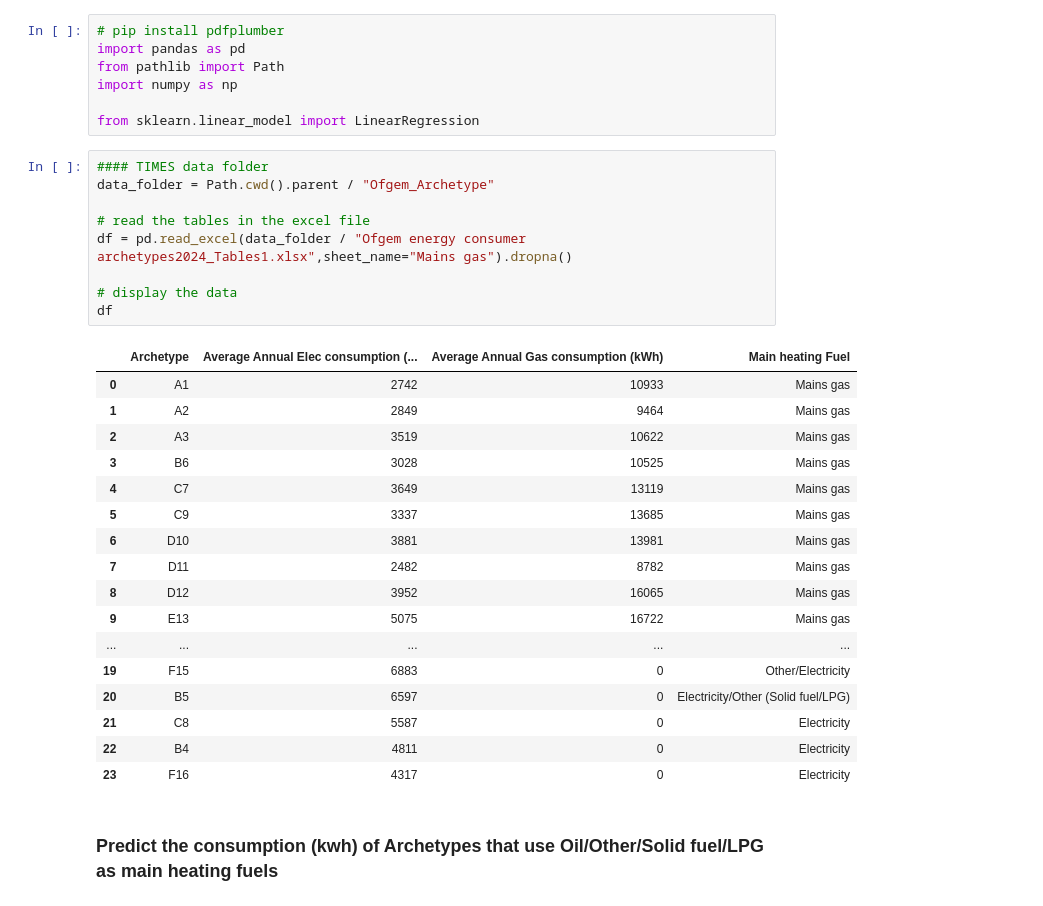
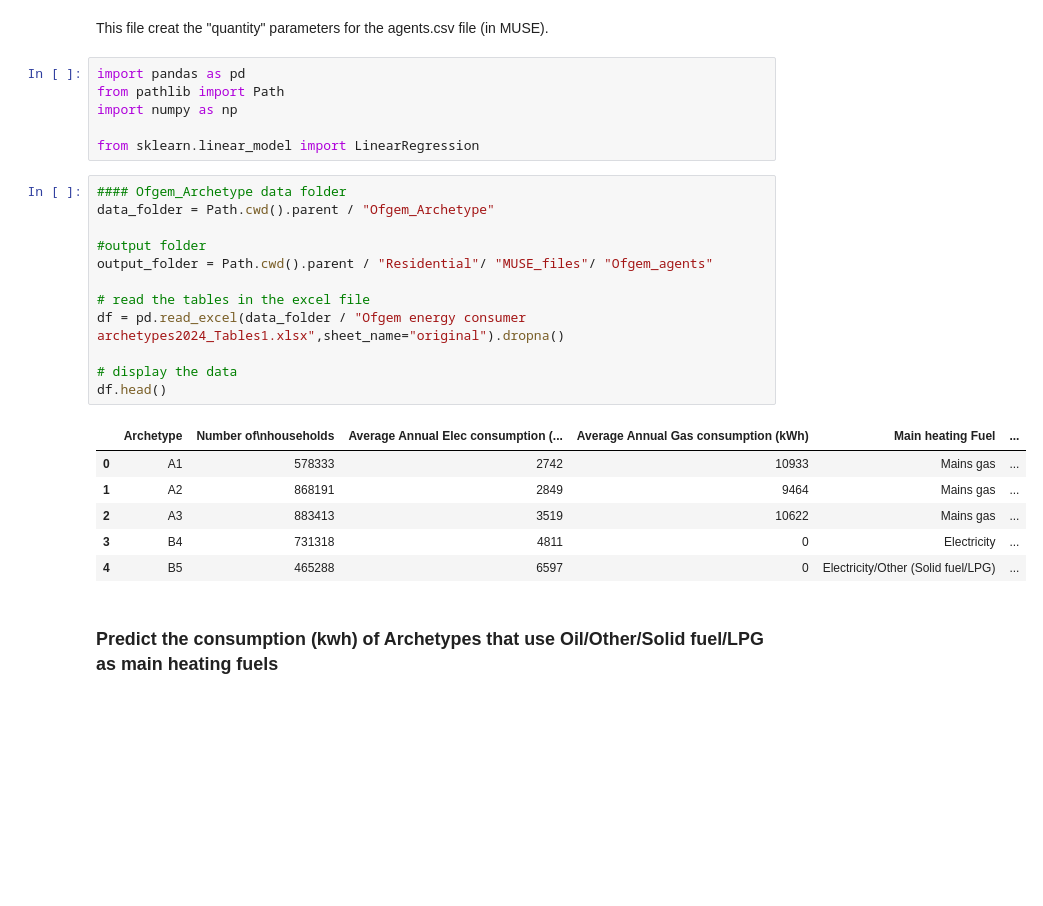
Before and after one commit to Jin-Jun-Mei/MUSE_UK_buildings, a Jupyter notebook: python_script/create_demand_share.ipynb, the cells around one changed output. Drawn from its saved outputs; the diff is of its cells as text; blank space fills up the shorter version.

```diff
--- a/python_script/create_demand_share.ipynb
+++ b/python_script/create_demand_share.ipynb
@@ -1,37 +1,30 @@
+# %% [markdown]
+This file creat the "quantity" parameters for the agents.csv file (in MUSE).
 # %%
-# pip install pdfplumber
 import pandas as pd
 from pathlib import Path
 import numpy as np
 
 from sklearn.linear_model import LinearRegression
 # %%
-#### TIMES data folder
+#### Ofgem_Archetype data folder
 data_folder = Path.cwd().parent / "Ofgem_Archetype"
 
+#output folder
+output_folder = Path.cwd().parent / "Residential"/ "MUSE_files"/ "Ofgem_agents"
+
 # read the tables in the excel file
-df = pd.read_excel(data_folder / "Ofgem energy consumer archetypes2024_Tables1.xlsx",sheet_name="Mains gas").dropna()
+df = pd.read_excel(data_folder / "Ofgem energy consumer archetypes2024_Tables1.xlsx",sheet_name="original").dropna()
 
 # display the data
-df
+df.head()
 # %% [output]
-|  | Archetype | Average Annual Elec consumption (... | Average Annual Gas consumption (kWh) | Main heating Fuel |
-| 0 | A1 | 2742 | 10933 | Mains gas |
-| 1 | A2 | 2849 | 9464 | Mains gas |
-| 2 | A3 | 3519 | 10622 | Mains gas |
-| 3 | B6 | 3028 | 10525 | Mains gas |
-| 4 | C7 | 3649 | 13119 | Mains gas |
-| 5 | C9 | 3337 | 13685 | Mains gas |
-| 6 | D10 | 3881 | 13981 | Mains gas |
-| 7 | D11 | 2482 | 8782 | Mains gas |
-| 8 | D12 | 3952 | 16065 | Mains gas |
-| 9 | E13 | 5075 | 16722 | Mains gas |
-| ... | ... | ... | ... | ... |
-| 19 | F15 | 6883 | 0 | Other/Electricity |
-| 20 | B5 | 6597 | 0 | Electricity/Other (Solid fuel/LPG) |
-| 21 | C8 | 5587 | 0 | Electricity |
-| 22 | B4 | 4811 | 0 | Electricity |
-| 23 | F16 | 4317 | 0 | Electricity |
+|  | Archetype | Number of\nhouseholds | Average Annual Elec consumption (... | Average Annual Gas consumption (kWh) | Main heating Fuel | ... |
+| 0 | A1 | 578333 | 2742 | 10933 | Mains gas | ... |
+| 1 | A2 | 868191 | 2849 | 9464 | Mains gas | ... |
+| 2 | A3 | 883413 | 3519 | 10622 | Mains gas | ... |
+| 3 | B4 | 731318 | 4811 | 0 | Electricity | ... |
+| 4 | B5 | 465288 | 6597 | 0 | Electricity/Other (Solid fuel/LPG) | ... |
 # %% [markdown]
 ### Predict the consumption (kwh) of Archetypes that use Oil/Other/Solid fuel/LPG as main heating fuels
 # %%
```
Also changed, not shown: parts of 4 cells of this notebook, 5 other files.
